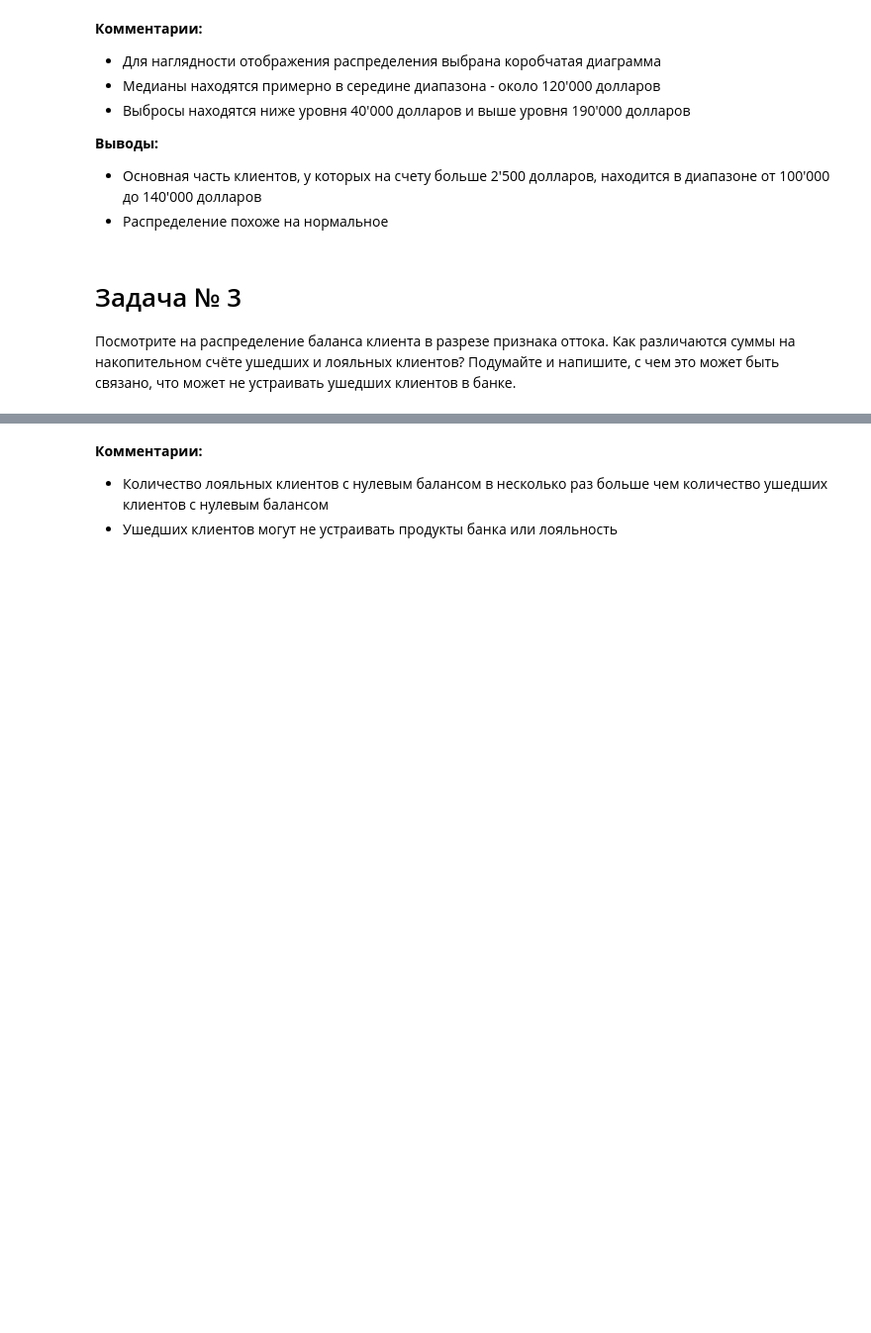
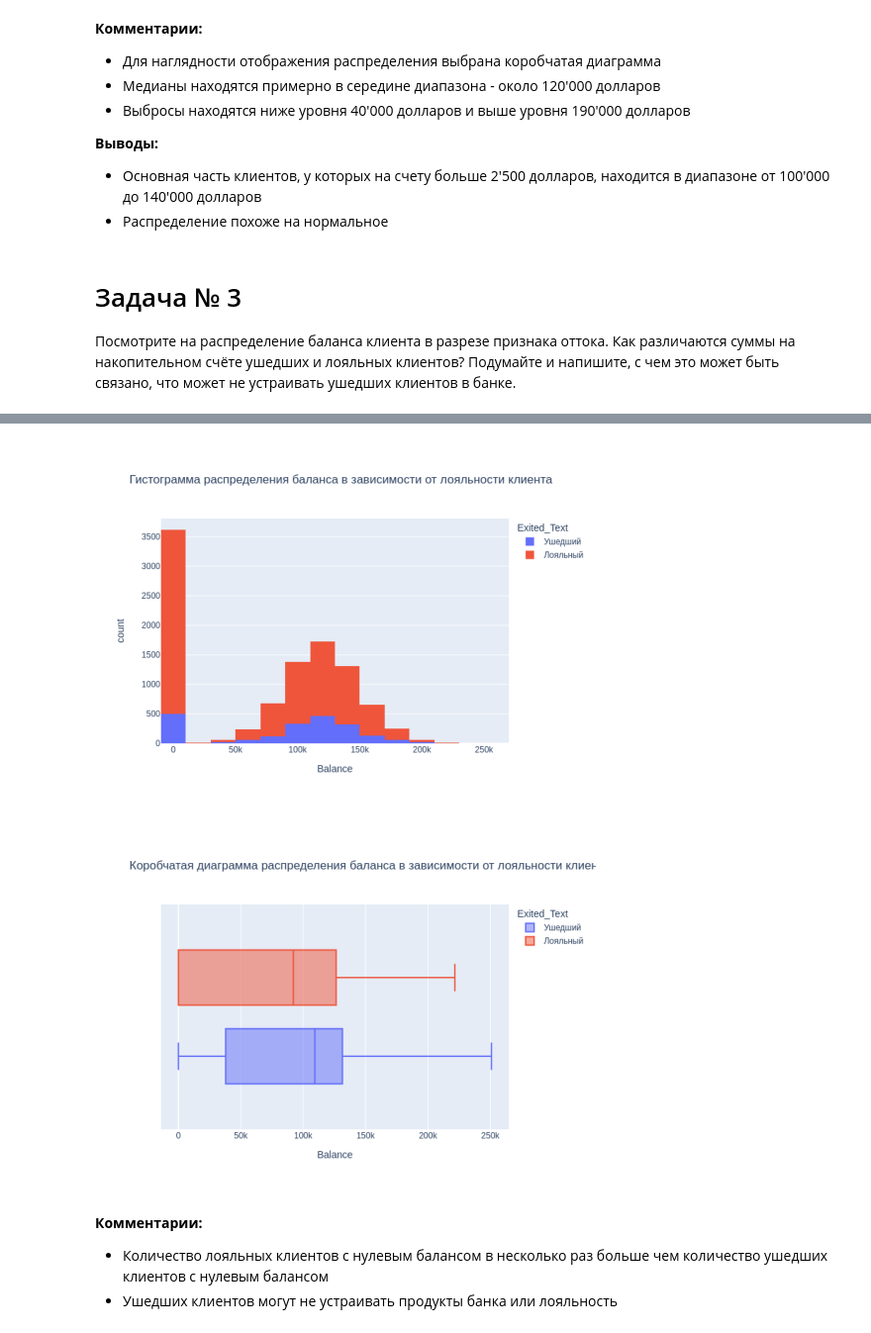
Before and after one commit to costaM705/sf_dst, a Jupyter notebook: practice_2/practice_2.ipynb, the cells around one changed output, grey strips where cells are left out. Shown at 99% size. Saved outputs shown, nothing was run; the diff lists cells and outputs as text; code cells hidden in the pictures; blank space fills up the shorter version.

```diff
--- a/practice_2/practice_2.ipynb
+++ b/practice_2/practice_2.ipynb
@@ -155,3 +172,17 @@ fig2.show()
+# %%
+# Выводим сохранённые графики на Github
+img = Image.open('fig_3_1.png')
+plt.imshow(img)
+plt.axis('off')
+plt.show()
+
+img = Image.open('fig_3_2.png')
+plt.imshow(img)
+plt.axis('off')
+plt.show()
+# %% [output]
+[figure, added]
+[figure, added]
 # %% [markdown]
 **Комментарии:**
 
```
Also changed, not shown: parts of 20 cells of this notebook.
